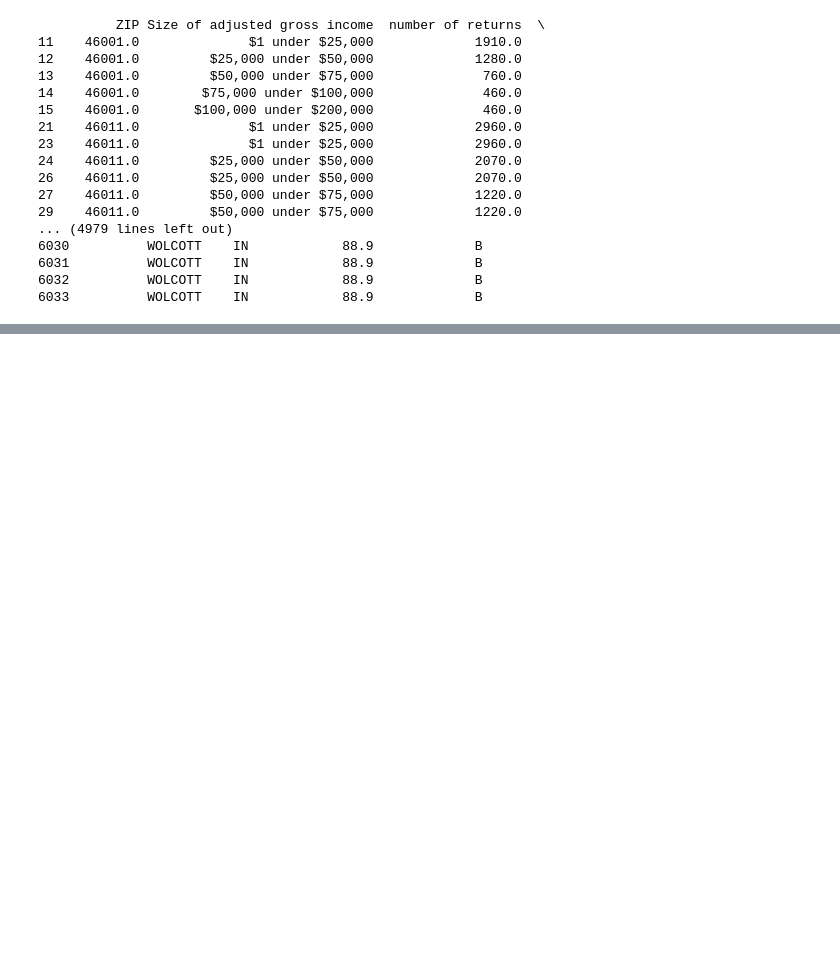
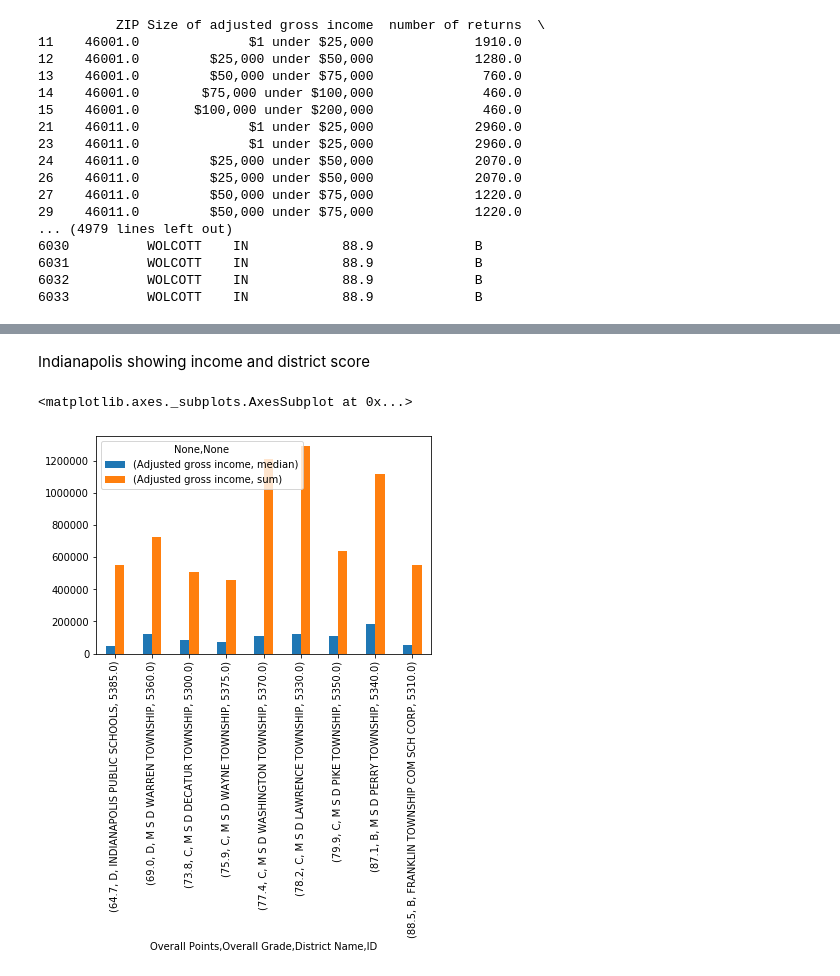
Before and after one commit to emmaolof/Does-Higher-Median-Income-Mean-Higher-Test-Scores-, a Jupyter notebook: SchoolsByCityScoresIncome.ipynb, the cells around one changed output, grey strips where cells are left out. Saved outputs shown, nothing was run; the diff lists cells and outputs as text; code cells hidden in the pictures; blank space fills up the shorter version.

```diff
--- a/SchoolsByCityScoresIncome.ipynb
+++ b/SchoolsByCityScoresIncome.ipynb
@@ -103,2 +119,4 @@ zip_sample
 # %%
 school_complete = pd.merge(sample_money, school_complete, how="left", on=["ZIP", "ZIP"])
+# %%
+school_complete['Overall Points'] = pd.to_numeric(school_complete['Overall Points'], errors='coerce')
@@ -151,0 +176,2 @@ school_comparison
+# %%
+indy_school = school_comparison.loc['INDIANAPOLIS']
@@ -151,0 +193,7 @@ school_comparison
+# %% [markdown]
+Indianapolis showing income and district score
+# %%
+indy_school.plot.bar()
+# %% [output]
+<matplotlib.axes._subplots.AxesSubplot at 0x...>
+[figure, added]
```
Also changed, not shown: parts of 19 cells of this notebook, 1 other file.
